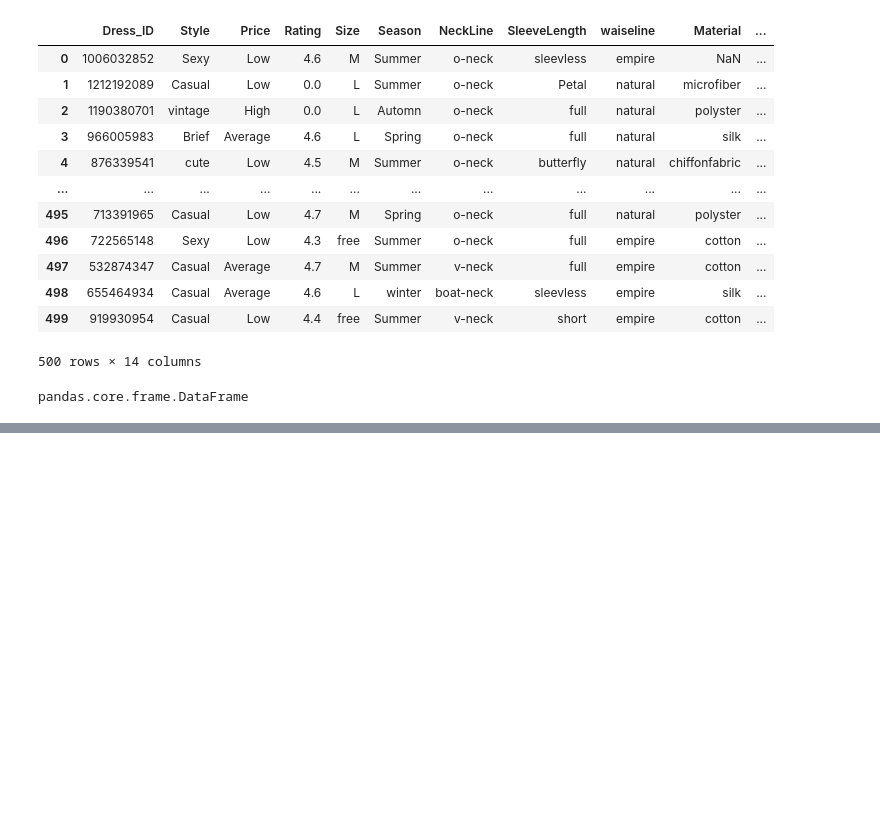
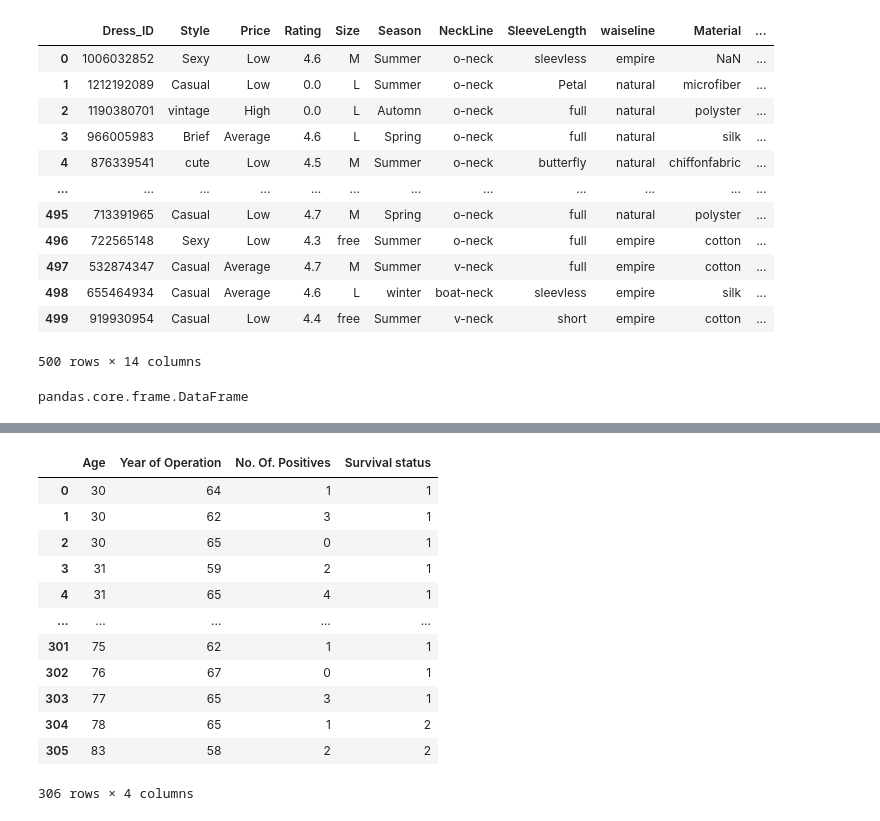
Before and after one commit to pranshuchaurasia/data-science-bootcamp, a Jupyter notebook: python-advanced/pandas basics.ipynb, the cells around one changed output, grey strips where cells are left out. Cells and saved outputs as stored; diff of their text form; code cells hidden in the pictures; blank space fills up the shorter version.

```diff
--- a/python-advanced/pandas basics.ipynb
+++ b/python-advanced/pandas basics.ipynb
@@ -59,0 +93,16 @@ pandas.core.frame.DataFrame
+# %%
+pd.read_csv(r'C:\Users\Pranshu Chaurasia\Desktop\data-science-bootcamp\sample_datasets\haberman1.csv',header=None,sep='@',names=['Age','Year of Operation','No. Of. Positives','Survival status'])
+# %% [output]
+|  | Age | Year of Operation | No. Of. Positives | Survival status |
+| 0 | 30 | 64 | 1 | 1 |
+| 1 | 30 | 62 | 3 | 1 |
+| 2 | 30 | 65 | 0 | 1 |
+| 3 | 31 | 59 | 2 | 1 |
+| 4 | 31 | 65 | 4 | 1 |
+| ... | ... | ... | ... | ... |
+| 301 | 75 | 62 | 1 | 1 |
+| 302 | 76 | 67 | 0 | 1 |
+| 303 | 77 | 65 | 3 | 1 |
+| 304 | 78 | 65 | 1 | 2 |
+| 305 | 83 | 58 | 2 | 2 |
+306 rows × 4 columns
```
Also changed, not shown: parts of 5 cells of this notebook.
